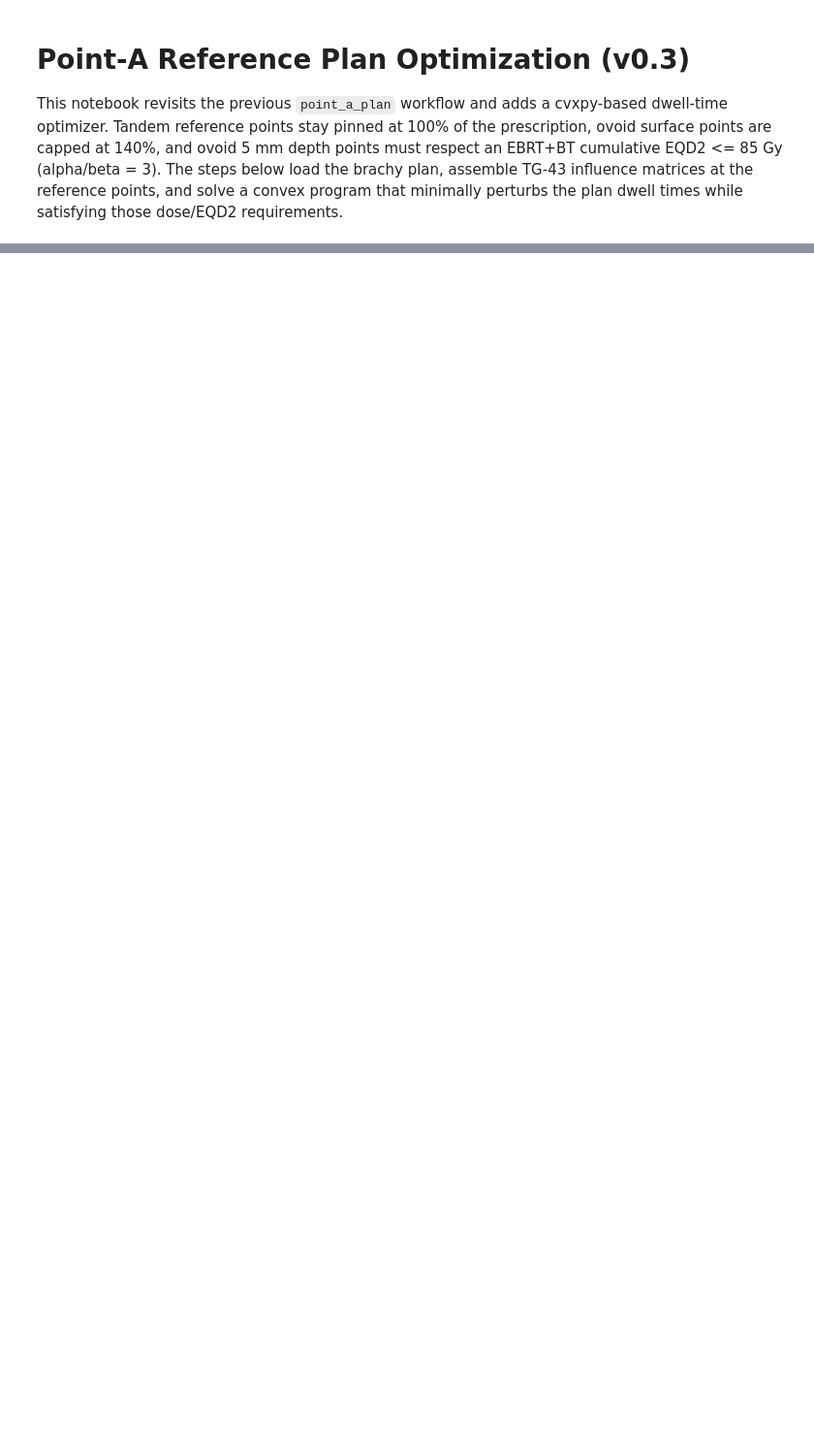
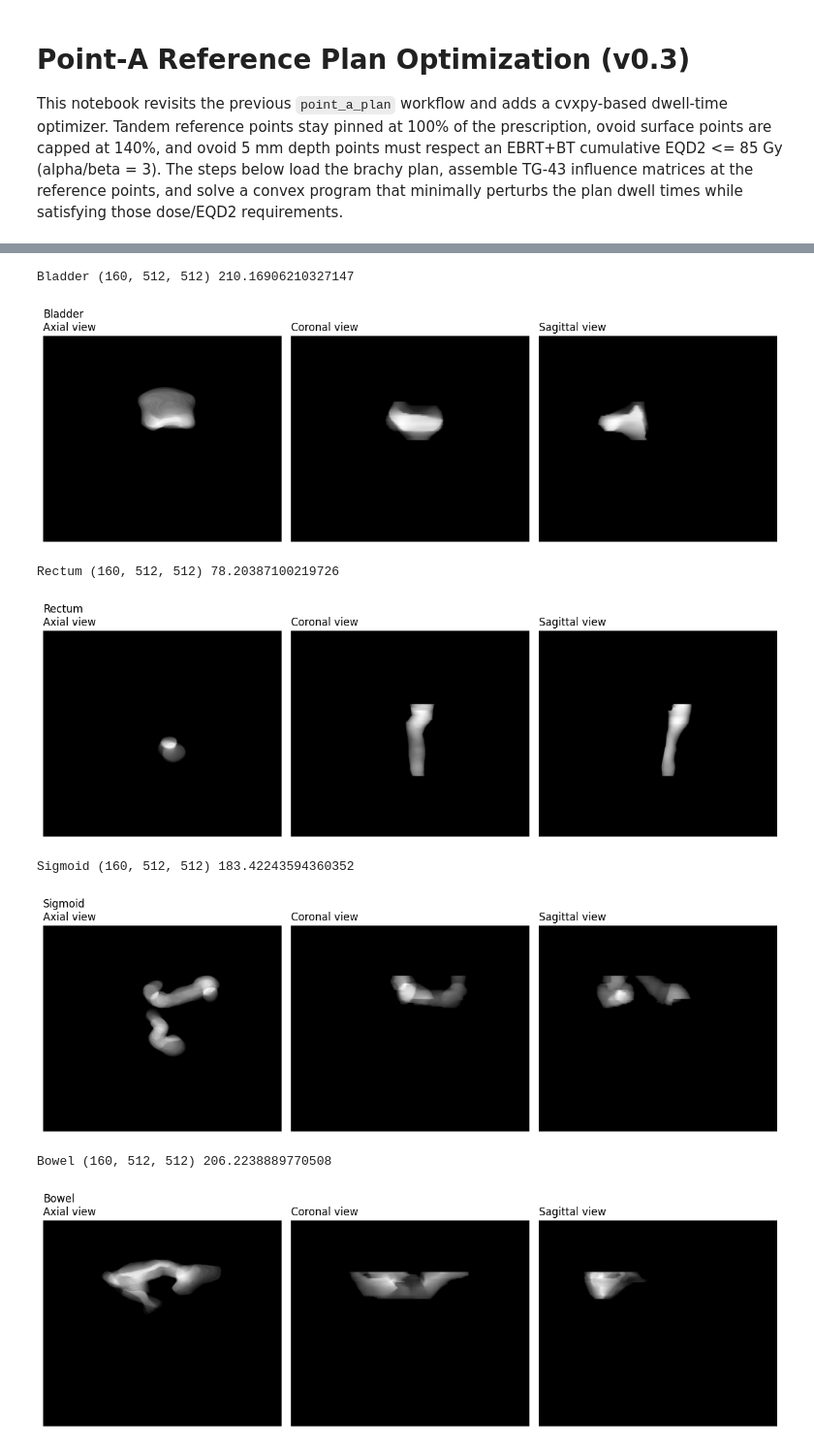
Before and after one commit to YeongHyeon/Dose_prediction_practice, a Jupyter notebook: point_a_plan_251120_04.ipynb, the cells around one changed output, grey strips where cells are left out. Shown at 97% size. Drawn from its saved outputs; the diff is of its cells as text; code cells hidden in the pictures; blank space fills up the shorter version.

```diff
--- a/point_a_plan_251120_04.ipynb
+++ b/point_a_plan_251120_04.ipynb
@@ -938,0 +1157,32 @@ plt.show()
+# %%
+for idx, name in enumerate(list_contour):
+    try: mask = chelp.rasterise_structure(rtstruct, name, ct_image)
+    except: continue
+    if mask is None: continue
+    print(name, mask.shape, np.sum(mask)*np.prod(ct_metadata['spacing'])/(10**3))
+
+    mask = mask[::-1]
+    plt.figure(figsize=(12, 4), dpi=100)
+    plt.subplot(1, 3, 1)
+    plt.axis('off')
+    plt.title(f"{name}\nAxial view", loc="left")
+    plt.imshow(np.sum(mask, axis=0), aspect="auto", cmap="gray")
+    plt.subplot(1, 3, 2)
+    plt.axis('off')
+    plt.title("Coronal view", loc="left")
+    plt.imshow(np.sum(mask, axis=1), aspect="auto", cmap="gray")
+    plt.subplot(1, 3, 3)
+    plt.axis('off')
+    plt.title("Sagittal view", loc="left")
+    plt.imshow(np.sum(mask, axis=2), aspect="auto", cmap="gray")
+    plt.tight_layout()
+    plt.show()
+# %% [output]
+Bladder (160, 512, 512) 210.16906210327147
+[figure, added]
+Rectum (160, 512, 512) 78.20387100219726
+[figure, added]
+Sigmoid (160, 512, 512) 183.42243594360352
+[figure, added]
+Bowel (160, 512, 512) 206.2238889770508
+[figure, added]
```
Also changed, not shown: parts of 14 cells of this notebook, 2 other files.
